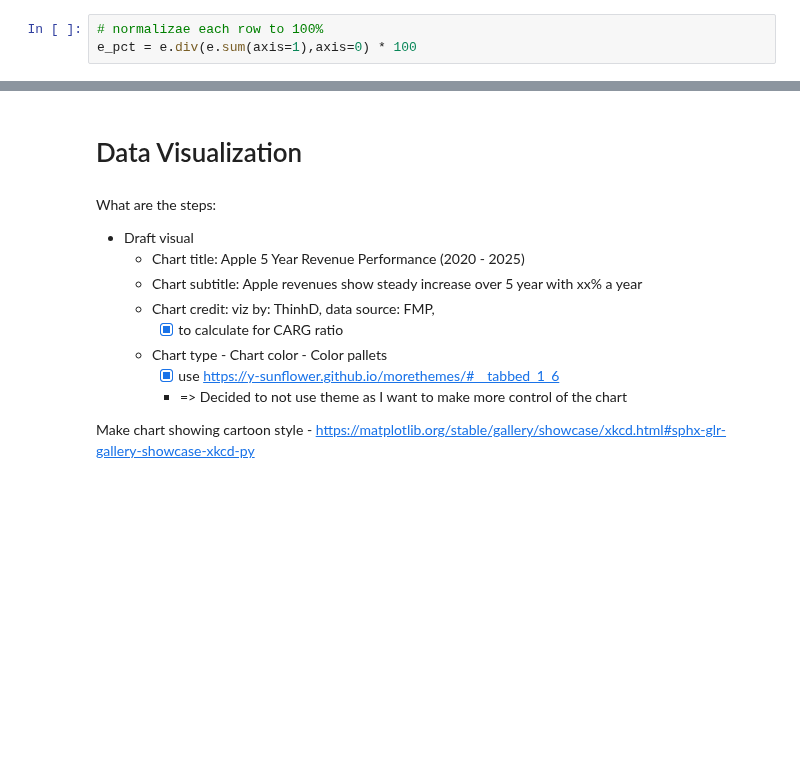
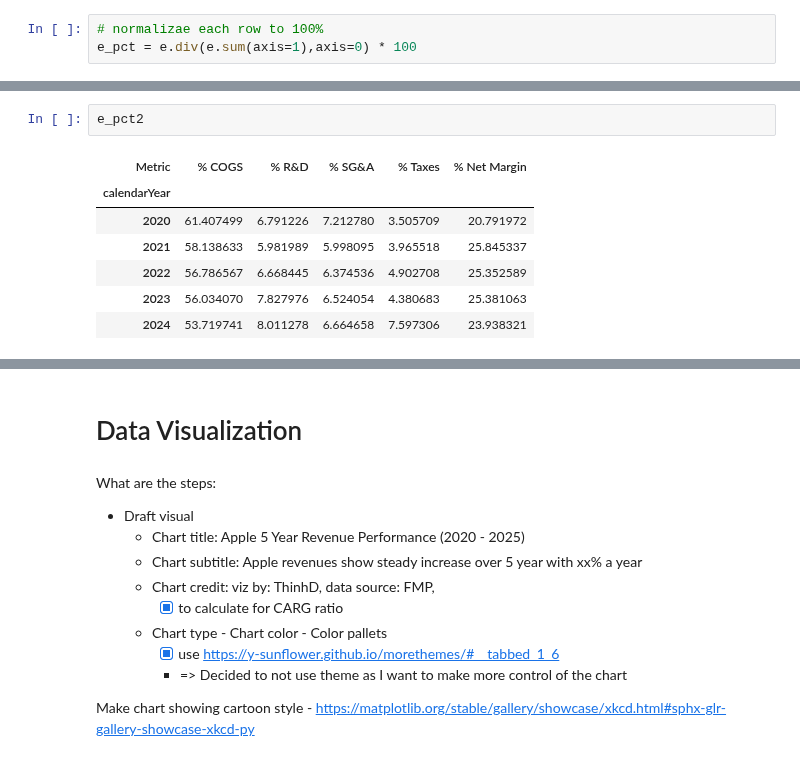
Before and after one commit to tdoan123/data-learning-journey, a Jupyter notebook: Projects/FinancialStatementAnalysis/apple_income_statement_annual.ipynb, the cells around one changed output, grey strips where cells are left out. Drawn from its saved outputs; the diff is of its cells as text; blank space fills up the shorter version.

```diff
--- a/Projects/FinancialStatementAnalysis/apple_income_statement_annual.ipynb
+++ b/Projects/FinancialStatementAnalysis/apple_income_statement_annual.ipynb
@@ -545,2 +558,12 @@ e_pct
+# %%
+e_pct2
+# %% [output]
+| Metric | % COGS | % R&D | % SG&A | % Taxes | % Net Margin |
+| calendarYear |  |  |  |  |  |
+| 2020 | 61.407499 | 6.791226 | 7.212780 | 3.505709 | 20.791972 |
+| 2021 | 58.138633 | 5.981989 | 5.998095 | 3.965518 | 25.845337 |
+| 2022 | 56.786567 | 6.668445 | 6.374536 | 4.902708 | 25.352589 |
+| 2023 | 56.034070 | 7.827976 | 6.524054 | 4.380683 | 25.381063 |
+| 2024 | 53.719741 | 8.011278 | 6.664658 | 7.597306 | 23.938321 |
 # %%
 fig, ax = plt.subplots(figsize = (12,8))
```
Also changed, not shown: parts of 9 cells of this notebook.
